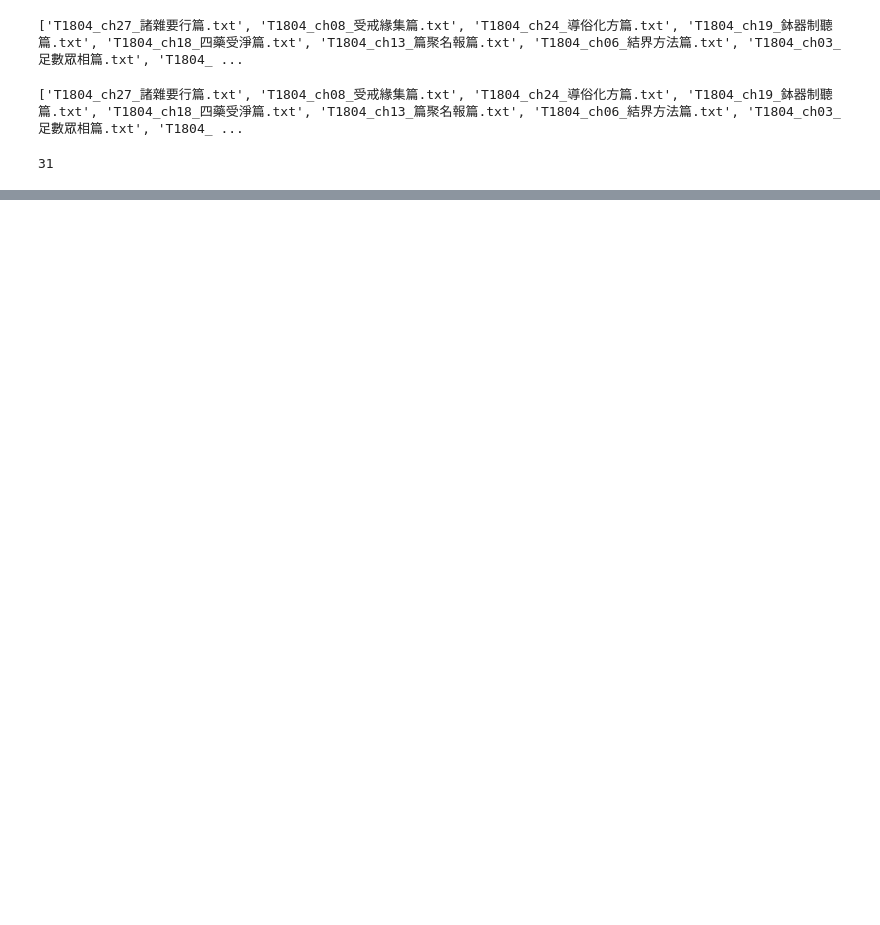
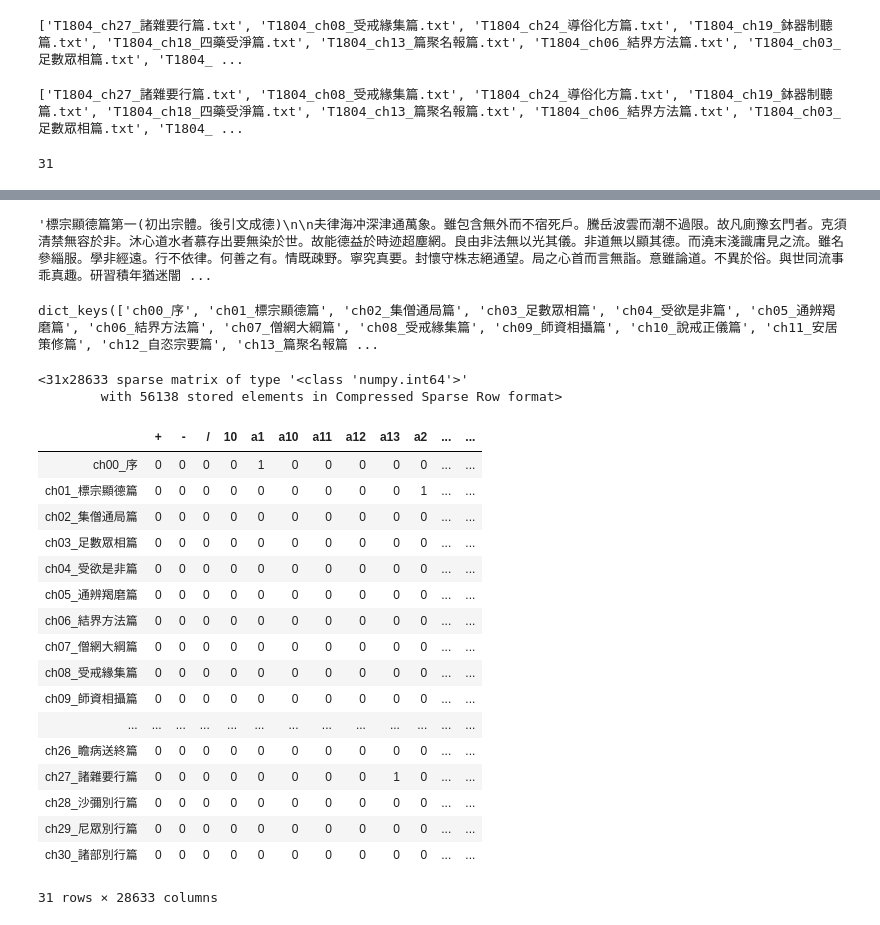
Before and after one commit to tom-newhall/SP-2020-DH-projects-New, a Jupyter notebook: TF-IDF for Taisho/Text to jieba to TF-IDF (and then maybe LDA) .ipynb, the cells around one changed output, grey strips where cells are left out. Cells and saved outputs as stored; diff of their text form; code cells hidden in the pictures; blank space fills up the shorter version.

```diff
--- a/TF-IDF for Taisho/Text to jieba to TF-IDF (and then maybe LDA) .ipynb
+++ b/TF-IDF for Taisho/Text to jieba to TF-IDF (and then maybe LDA) .ipynb
@@ -234,0 +469,15 @@ data_frame
+# %%
+# taken from above
+files = []
+Chapter_Names = []
+
+list_of_files_in_dir.sort()
+
+for file in list_of_files_in_dir:
+    for match in re.finditer(r"T1804\_(ch[0-9]{2}\_.{1,5})\.txt", file):
+        files.append(match.group(0))
+        Chapter_Names.append(match.group(1))
+
+print(files)
+print(Chapter_Names)
+len(files) # great
@@ -234,0 +488,14 @@ data_frame
+# %%
+# this bit makes all the into a dictionary file
+
+T1804_chapters = {} #makes a dictionary variable
+
+for file_name in files:
+    for match in re.finditer(r"T1804\_(ch[0-9]{2}\_.{1,5})\.txt", file_name):
+        chapter_name = match.group(1)
+        file_path = "../T1804/By_Chapter/{}".format(file_name)
+        # print(file_path)
+        with open(file_path, "r", encoding="utf-8") as file: # i guess the 'with'  is just a way to open the file a way that prevents errors from happening, and also closes it automatically, perhaps this is a better way to open files generally?
+            T1804_chapters[chapter_name] = file.read()
+
+T1804_chapters
@@ -234,0 +520,46 @@ data_frame
+# %%
+T1804_as_list = list(T1804_chapters.values())
+T1804_as_list[1]
+# %% [output]
+'標宗顯德篇第一(初出宗體。後引文成德)\n\n夫律海冲深津通萬象。雖包含無外而不宿死戶。騰岳波雲而潮不過限。故凡廁豫玄門者。克須清禁無容於非。沐心道水者慕存出要無染於世。故能德益於時迹超塵網。良由非法無以光其儀。非道無以顯其德。而澆末淺識庸見之流。雖名參緇服。學非經遠。行不依律。何善之有。情既疎野。寧究真要。封懷守株志絕通望。局之心首而言無詣。意雖論道。不異於俗。與世同流事乖真趣。研習積年猶迷闇 ...
+# %%
+#re-initializing this with new stopword list
+
+chinese_stop_words = ['。','(',')','[',']','1','2','3','4','5','6','7','8','9','0','\n'] # i may also be able to use jieba.analyse.set_stop_words(file_name) with this but it requies a file name, so idk
+
+count_vectorizer = CountVectorizer(tokenizer=jieba.lcut_for_search,  stop_words=chinese_stop_words)
+# %%
+T1804_chapters.keys()
+# %% [output]
+dict_keys(['ch00_序', 'ch01_標宗顯德篇', 'ch02_集僧通局篇', 'ch03_足數眾相篇', 'ch04_受欲是非篇', 'ch05_通辨羯磨篇', 'ch06_結界方法篇', 'ch07_僧網大綱篇', 'ch08_受戒緣集篇', 'ch09_師資相攝篇', 'ch10_說戒正儀篇', 'ch11_安居策修篇', 'ch12_自恣宗要篇', 'ch13_篇聚名報篇 ...
+# %%
+T1804_count_vectorized = count_vectorizer.fit_transform(T1804_chapters.values())
+T1804_count_vectorized
+# %% [output]
+<31x28633 sparse matrix of type '<class 'numpy.int64'>'
+        with 56138 stored elements in Compressed Sparse Row format>
+# %%
+T1804_count_vectorized_df = pd.DataFrame(T1804_count_vectorized.toarray(),
+                                         columns = count_vectorizer.get_feature_names(),
+                                         index = T1804_chapters.keys()
+                                        )
+T1804_count_vectorized_df
+# %% [output]
+|  | + | - | / | 10 | a1 | a10 | a11 | a12 | a13 | a2 | ... | ... |
+| ch00_序 | 0 | 0 | 0 | 0 | 1 | 0 | 0 | 0 | 0 | 0 | ... | ... |
+| ch01_標宗顯德篇 | 0 | 0 | 0 | 0 | 0 | 0 | 0 | 0 | 0 | 1 | ... | ... |
+| ch02_集僧通局篇 | 0 | 0 | 0 | 0 | 0 | 0 | 0 | 0 | 0 | 0 | ... | ... |
+| ch03_足數眾相篇 | 0 | 0 | 0 | 0 | 0 | 0 | 0 | 0 | 0 | 0 | ... | ... |
+| ch04_受欲是非篇 | 0 | 0 | 0 | 0 | 0 | 0 | 0 | 0 | 0 | 0 | ... | ... |
+| ch05_通辨羯磨篇 | 0 | 0 | 0 | 0 | 0 | 0 | 0 | 0 | 0 | 0 | ... | ... |
+| ch06_結界方法篇 | 0 | 0 | 0 | 0 | 0 | 0 | 0 | 0 | 0 | 0 | ... | ... |
+| ch07_僧網大綱篇 | 0 | 0 | 0 | 0 | 0 | 0 | 0 | 0 | 0 | 0 | ... | ... |
+| ch08_受戒緣集篇 | 0 | 0 | 0 | 0 | 0 | 0 | 0 | 0 | 0 | 0 | ... | ... |
+| ch09_師資相攝篇 | 0 | 0 | 0 | 0 | 0 | 0 | 0 | 0 | 0 | 0 | ... | ... |
+| ... | ... | ... | ... | ... | ... | ... | ... | ... | ... | ... | ... | ... |
+| ch26_瞻病送終篇 | 0 | 0 | 0 | 0 | 0 | 0 | 0 | 0 | 0 | 0 | ... | ... |
+| ch27_諸雜要行篇 | 0 | 0 | 0 | 0 | 0 | 0 | 0 | 0 | 1 | 0 | ... | ... |
+| ch28_沙彌別行篇 | 0 | 0 | 0 | 0 | 0 | 0 | 0 | 0 | 0 | 0 | ... | ... |
+| ch29_尼眾別行篇 | 0 | 0 | 0 | 0 | 0 | 0 | 0 | 0 | 0 | 0 | ... | ... |
+| ch30_諸部別行篇 | 0 | 0 | 0 | 0 | 0 | 0 | 0 | 0 | 0 | 0 | ... | ... |
+31 rows × 28633 columns
```
Also changed, not shown: parts of 48 cells of this notebook, 17 other files.
